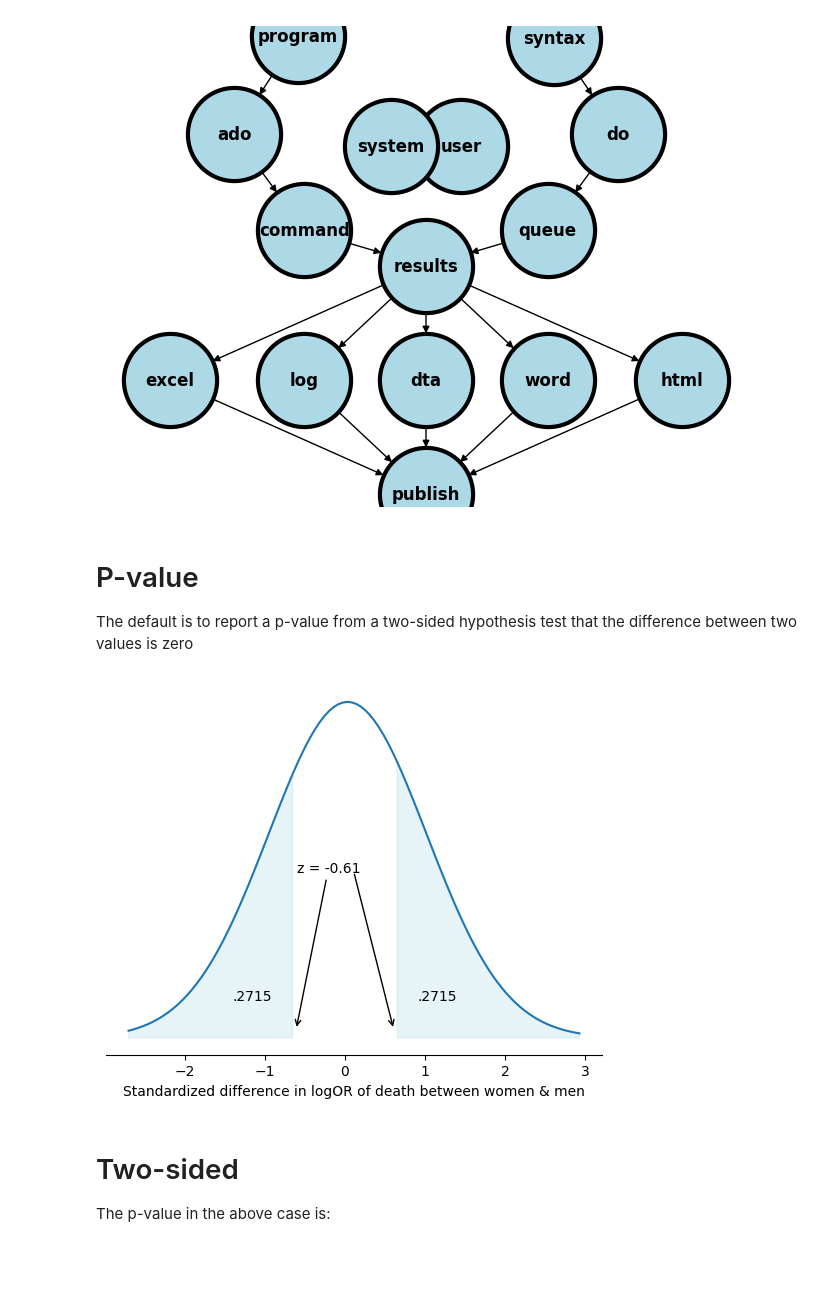
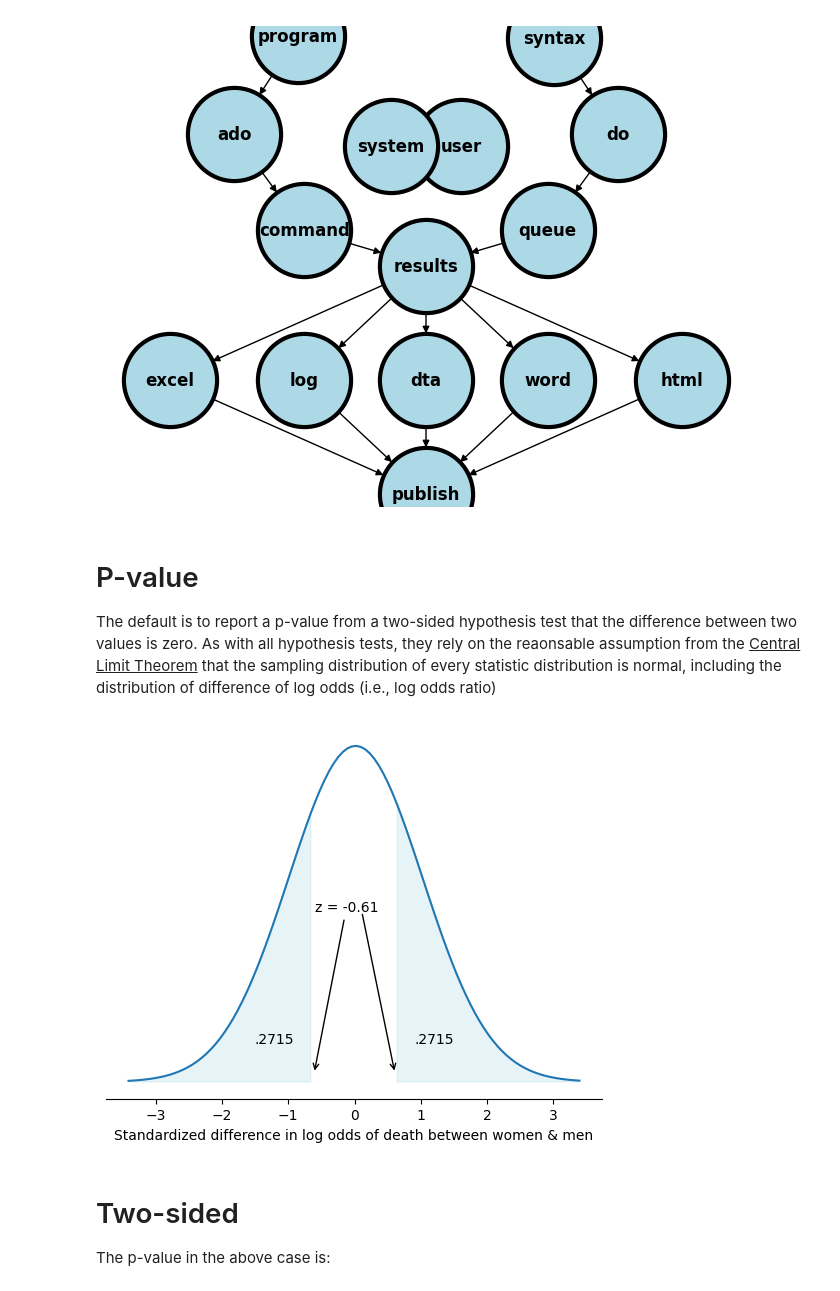
Before and after one commit to jhustata/livre, a Jupyter notebook: _build/jupyter_execute/pvalue.ipynb, the cells around one changed output. Saved outputs shown, nothing was run; the diff lists cells and outputs as text; code cells hidden in the pictures; blank space fills up the shorter version.

```diff
--- a/_build/jupyter_execute/pvalue.ipynb
+++ b/_build/jupyter_execute/pvalue.ipynb
@@ -48,7 +48,7 @@ plt.show()
 # %% [markdown]
 # P-value
 
-The default is to report a p-value from a two-sided hypothesis test that the difference between two values is zero
+The default is to report a p-value from a two-sided hypothesis test that the difference between two values is zero. As with all hypothesis tests, they rely on the reaonsable assumption from the <u>Central Limit Theorem</u> that the sampling distribution of every statistic distribution is normal, including the distribution of difference of log odds (i.e., log odds ratio)
 # %%
 import numpy as np
 import matplotlib.pyplot as plt
@@ -76,35 +76,35 @@ ax.fill_between(kde, kde_vals, where=(kde <= critical_value) | (kde >= -critical
 # Add labels for the shaded areas
 ax.text(critical_value - 0.3, 0.05, f'.2715', ha='right', va='center', fontsize=10)
 ax.text(-critical_value + 0.3, 0.05, f'.2715', ha='left', va='center', fontsize=10)
 
 # Add arrows pointing at the corresponding critical values
 ax.annotate('z = -0.61', xy=(critical_value, 0.01), xytext=(critical_value + .01, 0.2),
              arrowprops=dict(facecolor='black', arrowstyle='->'))
 ax.annotate('', xy=(-critical_value, 0.01), xytext=(-critical_value - 0.5, 0.2),
              arrowprops=dict(facecolor='black', arrowstyle='->'))
 
 # Remove y-axis and related elements
 ax.set_yticks([])
 ax.set_ylabel('')
 
 # Remove y-axis gridlines
 ax.yaxis.grid(False)
 
 # Remove y-axis spines
 ax.spines['left'].set_visible(False)
 ax.spines['right'].set_visible(False)
 
 # Remove the upper x-axis line
 ax.spines['top'].set_visible(False)
 
 # Set plot title and labels
 ax.set_title('')
-ax.set_xlabel('Standardized difference in logOR of death between women & men')
+ax.set_xlabel('Standardized difference in log odds of death between women & men')
 
 # Display the plot
 plt.show()
 # %% [output]
-[figure, old version]
+[figure, new version]
 # %% [markdown]
 # Two-sided
 
```
Also changed, not shown: parts of 4 cells of this notebook, 7 other files.
